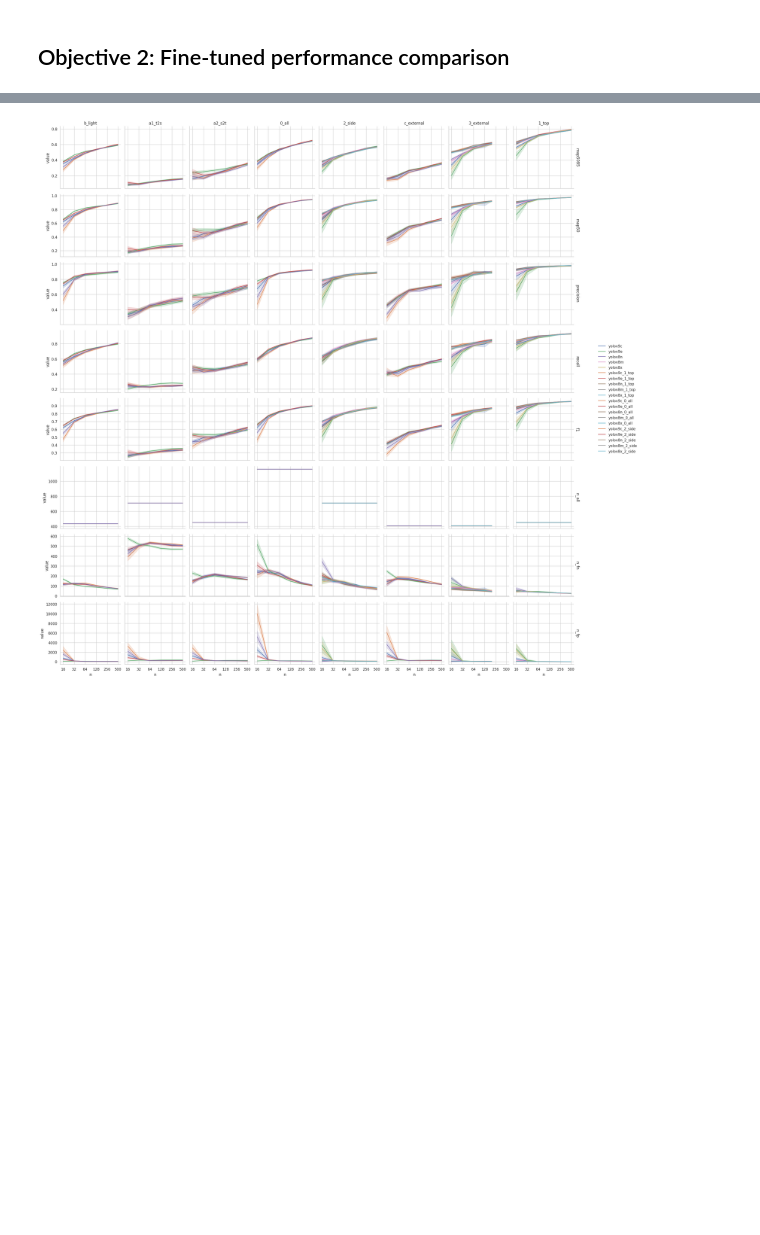
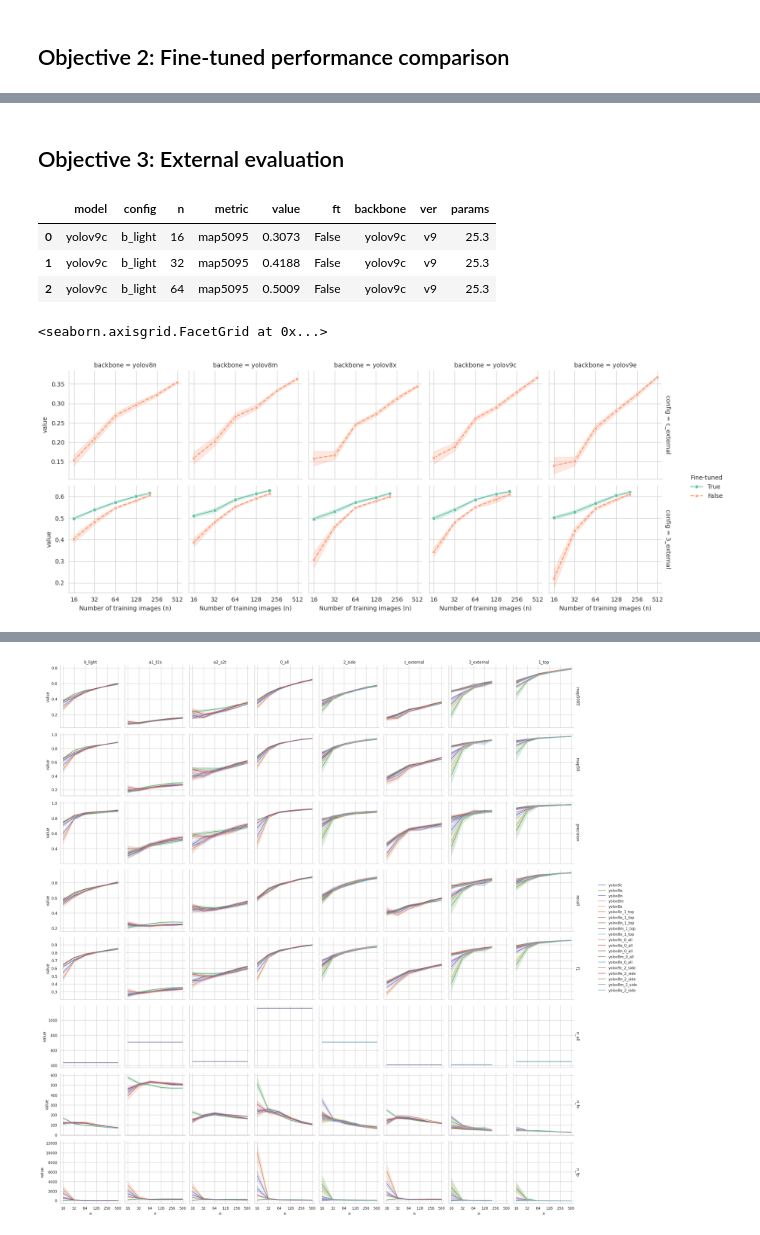
Before and after one commit to Niche-Squad/COLO, a Jupyter notebook: _3_evaluate.ipynb, the cells around one changed output, grey strips where cells are left out. Saved outputs shown, nothing was run; the diff lists cells and outputs as text; code cells hidden in the pictures; blank space fills up the shorter version.

```diff
--- a/_3_evaluate.ipynb
+++ b/_3_evaluate.ipynb
@@ -290,0 +270,38 @@ data_long
+# %% [markdown]
+## Objective 3: External evaluation
+# %%
+data_long.config.unique()
+data_long.head(3)
+# %% [output]
+|  | model | config | n | metric | value | ft | backbone | ver | params |
+| 0 | yolov9c | b_light | 16 | map5095 | 0.3073 | False | yolov9c | v9 | 25.3 |
+| 1 | yolov9c | b_light | 32 | map5095 | 0.4188 | False | yolov9c | v9 | 25.3 |
+| 2 | yolov9c | b_light | 64 | map5095 | 0.5009 | False | yolov9c | v9 | 25.3 |
+# %%
+sns.set_style("whitegrid")
+g = sns.FacetGrid(data_long.\
+    query("metric=='map5095'"),
+    col="backbone",
+    col_order=['yolov8n', 'yolov8m', 'yolov8x', 'yolov9c', 'yolov9e'],
+    row="config",
+    row_order=["c_external", "3_external"],
+    margin_titles=True,
+    sharey="row",
+)
+g.map_dataframe(sns.lineplot,
+    x="n", y="value",
+    hue="ft", style="ft",
+    hue_order=[True, False],
+    style_order=[True, False],
+    err_style="band", errorbar=("se", 2),
+    markers=True,
+    palette="Set2",)
+g.set(
+    xscale="log",
+    xticks=[2**i for i in range(4, 10)],
+    xticklabels=[2**i for i in range(4, 10)],
+    xlabel="Number of training images (n)",)
+g.add_legend(title="Fine-tuned")
+# %% [output]
+<seaborn.axisgrid.FacetGrid at 0x...>
+[figure, added]
```
Also changed, not shown: parts of 13 cells of this notebook.
